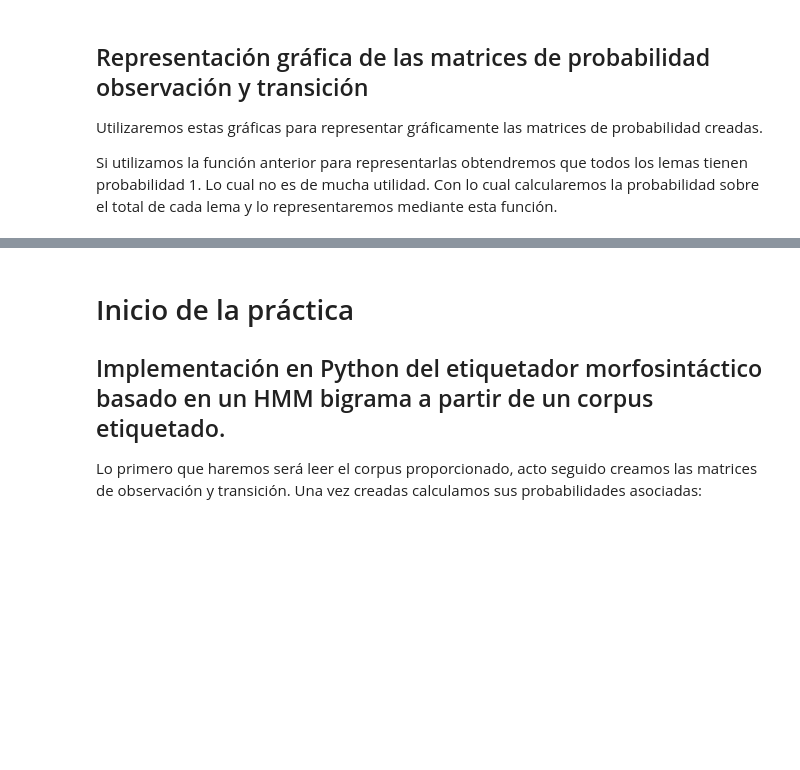
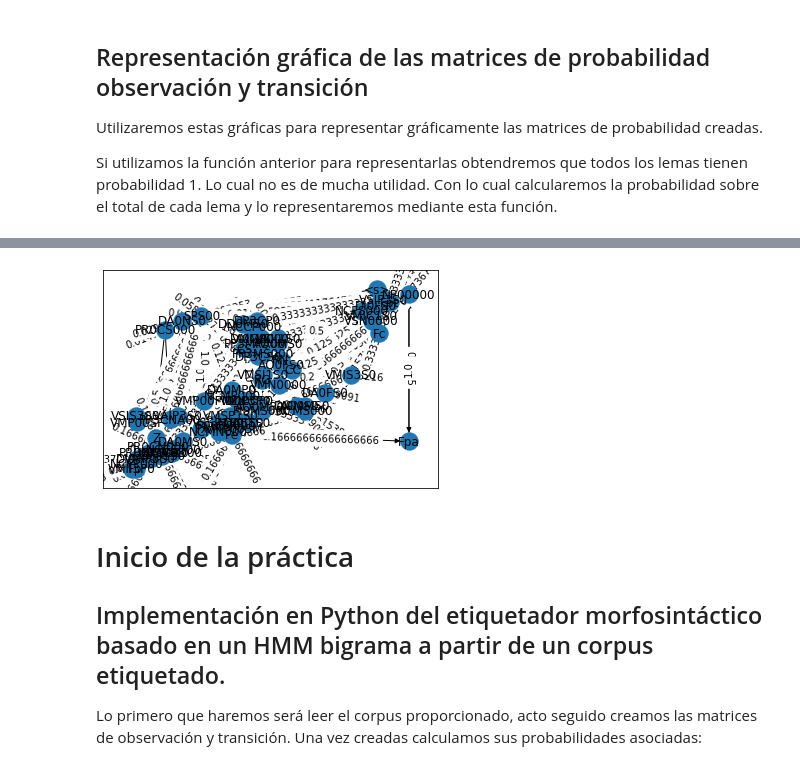
Before and after one commit to ignlopezperez/viterbi-morphosyntactic-analyzer, a Jupyter notebook: viterbi-morphosyntactic-analyzer.ipynb, the cells around one changed output, grey strips where cells are left out. Cells and saved outputs as stored; diff of their text form; code cells hidden in the pictures; blank space fills up the shorter version.

```diff
--- a/viterbi-morphosyntactic-analyzer.ipynb
+++ b/viterbi-morphosyntactic-analyzer.ipynb
@@ -240,3 +320,30 @@ Si utilizamos la función anterior para representarlas obtendremos que todos los
+# %%
+# Dibujo de todas las transiciones
+
+states=typeTransictionProbabilityDictionary.keys()
+G = nx.MultiDiGraph()
+#G = nx.random_geometric_graph(200, 0.125)
+
+# nodes correspond to states
+states=typeTransictionProbabilityDictionary.keys()
+G.add_nodes_from(typeTransictionProbabilityDictionary.keys())
+#print(f'Nodes:\n{G.nodes()}\n')
+
+for key, value in typeTransictionProbabilityDictionary.items():
+    for transition in value:
+        tmp_origin, tmp_destination, prob = key, transition, value[transition]
+        G.add_edge(tmp_origin, tmp_destination, weight=prob, label=prob)
+#print(f'Edges:')
+#ppr.pprint(G.edges(data=True))
+pos = nx.drawing.nx_pydot.graphviz_layout(G, prog='dot')
+nx.draw_networkx(G, pos)
+
+# create edge labels for jupyter plot but is not necessary
+edge_labels = {(n1,n2):d['label'] for n1,n2,d in G.edges(data=True)}
+nx.draw_networkx_edge_labels(G , pos, edge_labels=edge_labels)
+nx.drawing.nx_pydot.write_dot(G, 'pet_dog_markov.dot')
+# %% [output]
+[figure, added]
 # %% [markdown]
 # Inicio de la práctica
 
```
Also changed, not shown: parts of 11 cells of this notebook, 2 other files.
